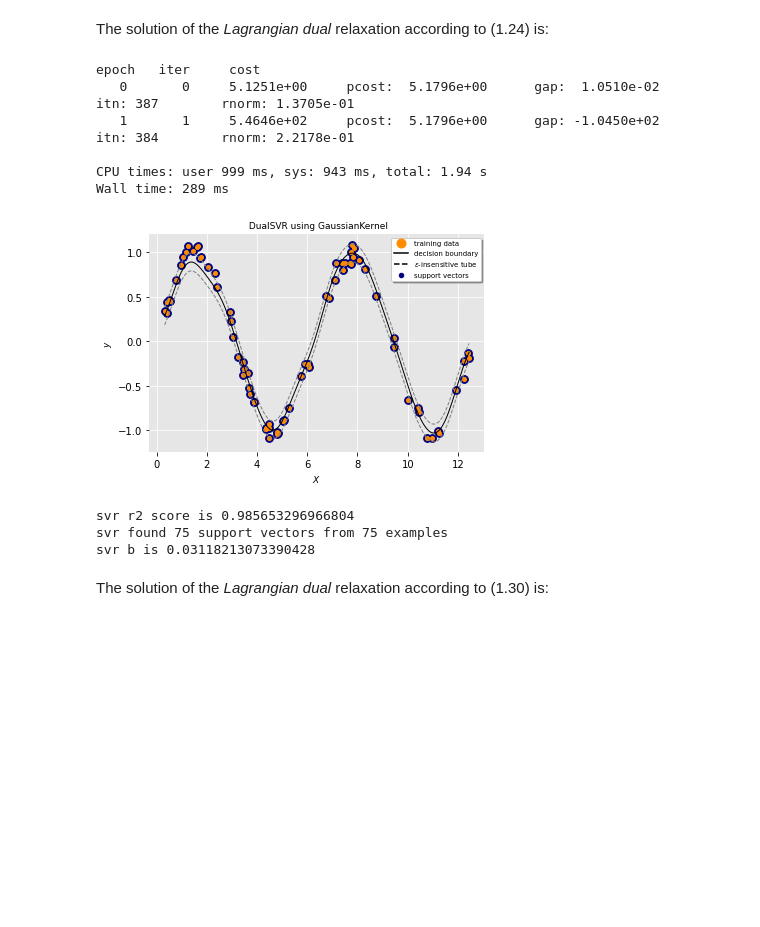
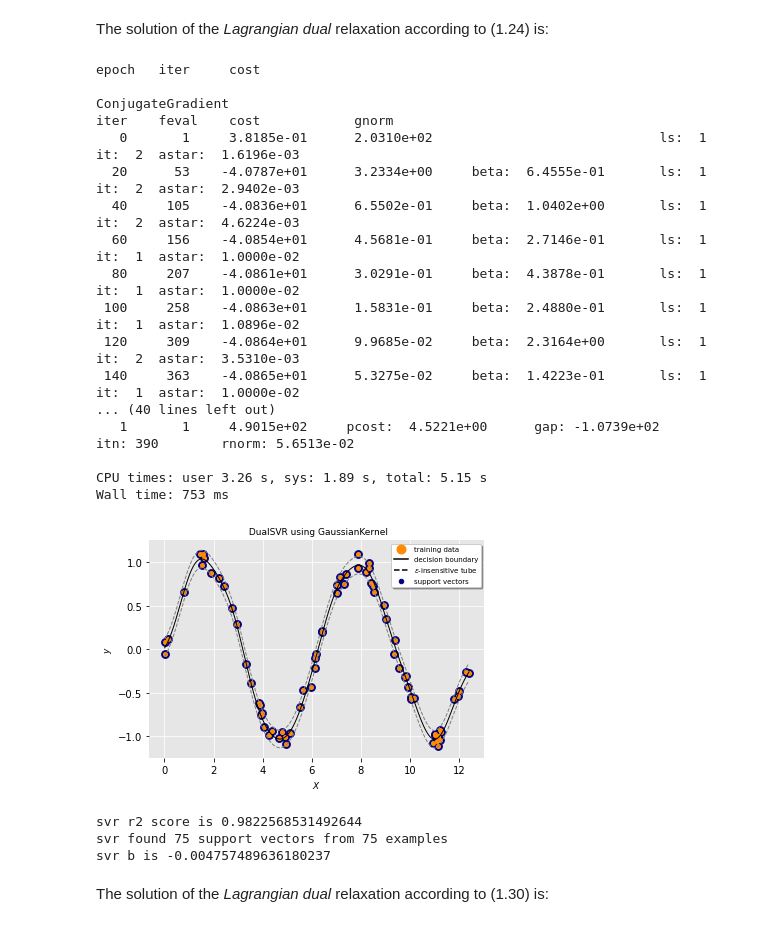
Before and after one commit to dmeoli/optiml, a Jupyter notebook: notebooks/ml/ComputationalMathematicsReport.ipynb, the cells around one changed output. Drawn from its saved outputs; the diff is of its cells as text; code cells hidden in the pictures; blank space fills up the shorter version.

```diff
--- a/notebooks/ml/ComputationalMathematicsReport.ipynb
+++ b/notebooks/ml/ComputationalMathematicsReport.ipynb
@@ -1667,25 +1670,36 @@ from sklearn.model_selection import train_test_split
 # %%
 X, y = generate_non_linearly_regression_data()
 X_train, X_test, y_train, y_test = train_test_split(X, y, train_size=0.75)
 
 svr = DualSVR(kernel=GaussianKernel(gamma='auto'), epsilon=0.1, C=10, optimizer=AdaGrad,
-              use_explicit_eq=True, nonpsd_solver='cg', nonpsd_solver_verbose=False, verbose=True)
+              use_explicit_eq=True, nonpsd_solver='cg', nonpsd_solver_verbose=20, verbose=True)
 %time svr.fit(X_train, y_train)
 plot_svm_hyperplane(svr, X_train, y_train)
 print(f'svr r2 score is {svr.score(X_test, y_test)}')
 print(f'svr found {len(svr.support_)} support vectors from {len(X_train)} examples')
 print(f'svr b is {svr.intercept_}')
 # %% [output]
 epoch   iter     cost
-   0       0     5.1251e+00     pcost:  5.1796e+00      gap:  1.0510e-02        itn: 387        rnorm: 1.3705e-01
-   1       1     5.4646e+02     pcost:  5.1796e+00      gap: -1.0450e+02        itn: 384        rnorm: 2.2178e-01
 
-CPU times: user 999 ms, sys: 943 ms, total: 1.94 s
-Wall time: 289 ms
+ConjugateGradient
+iter    feval    cost            gnorm
+   0       1     3.8185e-01      2.0310e+02                             ls:  1  it:  2  astar:  1.6196e-03
+  20      53    -4.0787e+01      3.2334e+00     beta:  6.4555e-01       ls:  1  it:  2  astar:  2.9402e-03
+  40     105    -4.0836e+01      6.5502e-01     beta:  1.0402e+00       ls:  1  it:  2  astar:  4.6224e-03
+  60     156    -4.0854e+01      4.5681e-01     beta:  2.7146e-01       ls:  1  it:  1  astar:  1.0000e-02
+  80     207    -4.0861e+01      3.0291e-01     beta:  4.3878e-01       ls:  1  it:  1  astar:  1.0000e-02
+ 100     258    -4.0863e+01      1.5831e-01     beta:  2.4880e-01       ls:  1  it:  1  astar:  1.0896e-02
+ 120     309    -4.0864e+01      9.9685e-02     beta:  2.3164e+00       ls:  1  it:  2  astar:  3.5310e-03
+ 140     363    -4.0865e+01      5.3275e-02     beta:  1.4223e-01       ls:  1  it:  1  astar:  1.0000e-02
+... (40 lines left out)
+   1       1     4.9015e+02     pcost:  4.5221e+00      gap: -1.0739e+02        itn: 390        rnorm: 5.6513e-02
+
+CPU times: user 3.26 s, sys: 1.89 s, total: 5.15 s
+Wall time: 753 ms
-[figure, old version]
+[figure, new version]
-svr r2 score is 0.985653296966804
+svr r2 score is 0.9822568531492644
 svr found 75 support vectors from 75 examples
-svr b is 0.03118213073390428
+svr b is -0.004757489636180237
 # %% [markdown]
 The solution of the *Lagrangian dual* relaxation according to (1.30) is:
 # %%
```
Also changed, not shown: parts of 4 cells of this notebook, 3 other files.
